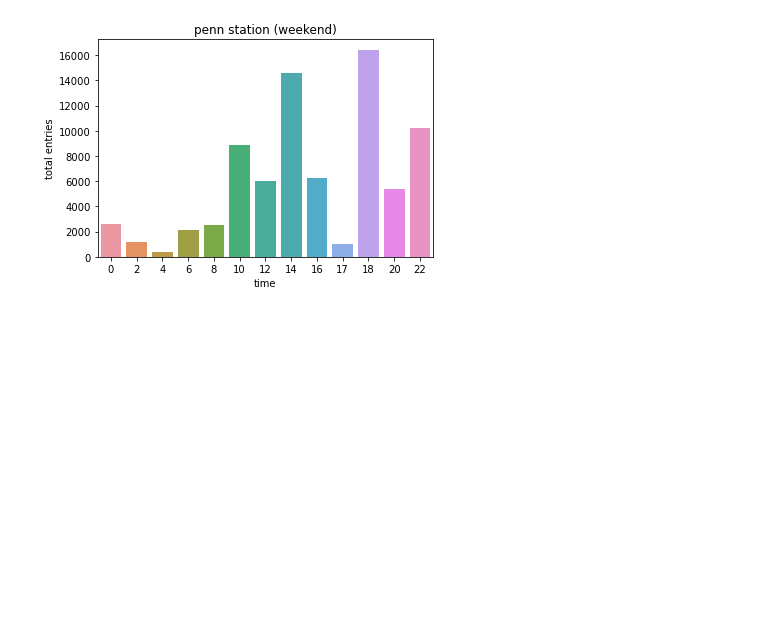
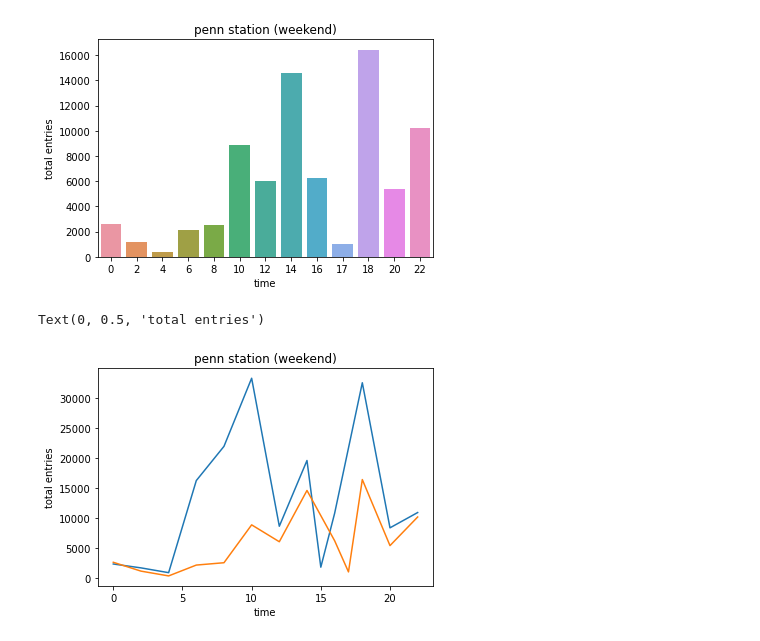
Before and after one commit to abarela13/onl_ds5_project_1, a Jupyter notebook: penn_station_data.ipynb, the cells around one changed output. Drawn from its saved outputs; the diff is of its cells as text; code cells hidden in the pictures; blank space fills up the shorter version.

```diff
--- a/penn_station_data.ipynb
+++ b/penn_station_data.ipynb
@@ -38,7 +38,7 @@ penn_df = mta_2018_df[mta_2018_df.STATION == '34 ST-PENN STA'].iloc[1:16554]
 
 # Filter for entries between 0 and 3000
 # Outliers come from switching to next turnstiles (should be the same as dropping first rows of each turnstile)
-penn_filter = penn_df[(penn_df.entries<3000) & (penn_df.entries>0)].copy()
+penn_filter = penn_df[(penn_df.entries<100000) & (penn_df.entries>0)].copy()
 # %% [markdown]
 Check if the value of entries make sense:
 # %%
@@ -252,3 +253,16 @@ ax.set_ylabel('total entries')
 # %% [output]
 Text(0, 0.5, 'total entries')
 [figure]
+# %%
+# Plot together for comparison
+ax = sns.lineplot(x='median_hour', y= 'avg_entries', data = penn_weekday_total_byday)
+ax.set_title('penn station (weekday)')
+ax.set_xlabel('time')
+ax.set_ylabel('total entries')
+ax = sns.lineplot(x='median_hour', y= 'avg_entries', data = penn_weekend_total_byday)
+ax.set_title('penn station (weekend)')
+ax.set_xlabel('time')
+ax.set_ylabel('total entries')
+# %% [output]
+Text(0, 0.5, 'total entries')
+[figure, added]
```
Also changed, not shown: parts of 4 cells of this notebook, 4 other files.
